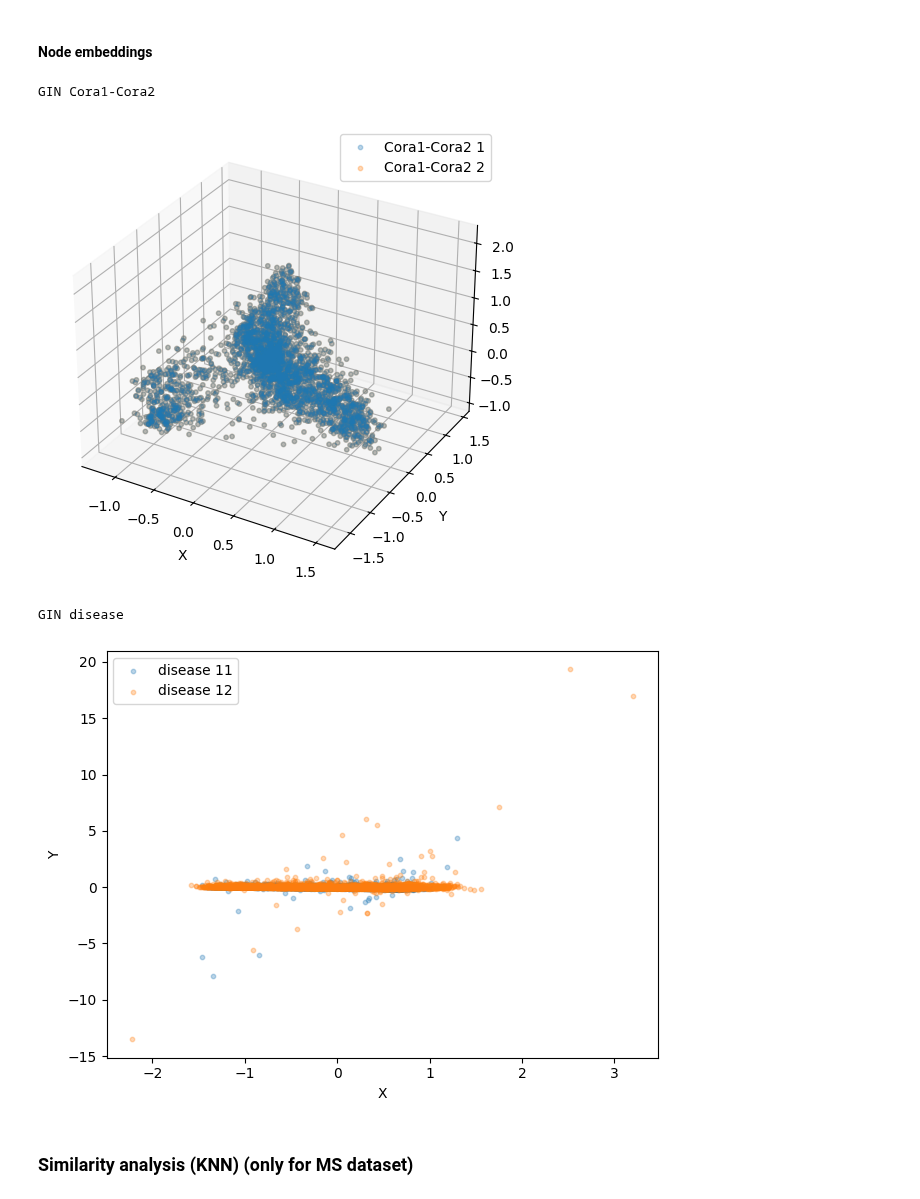
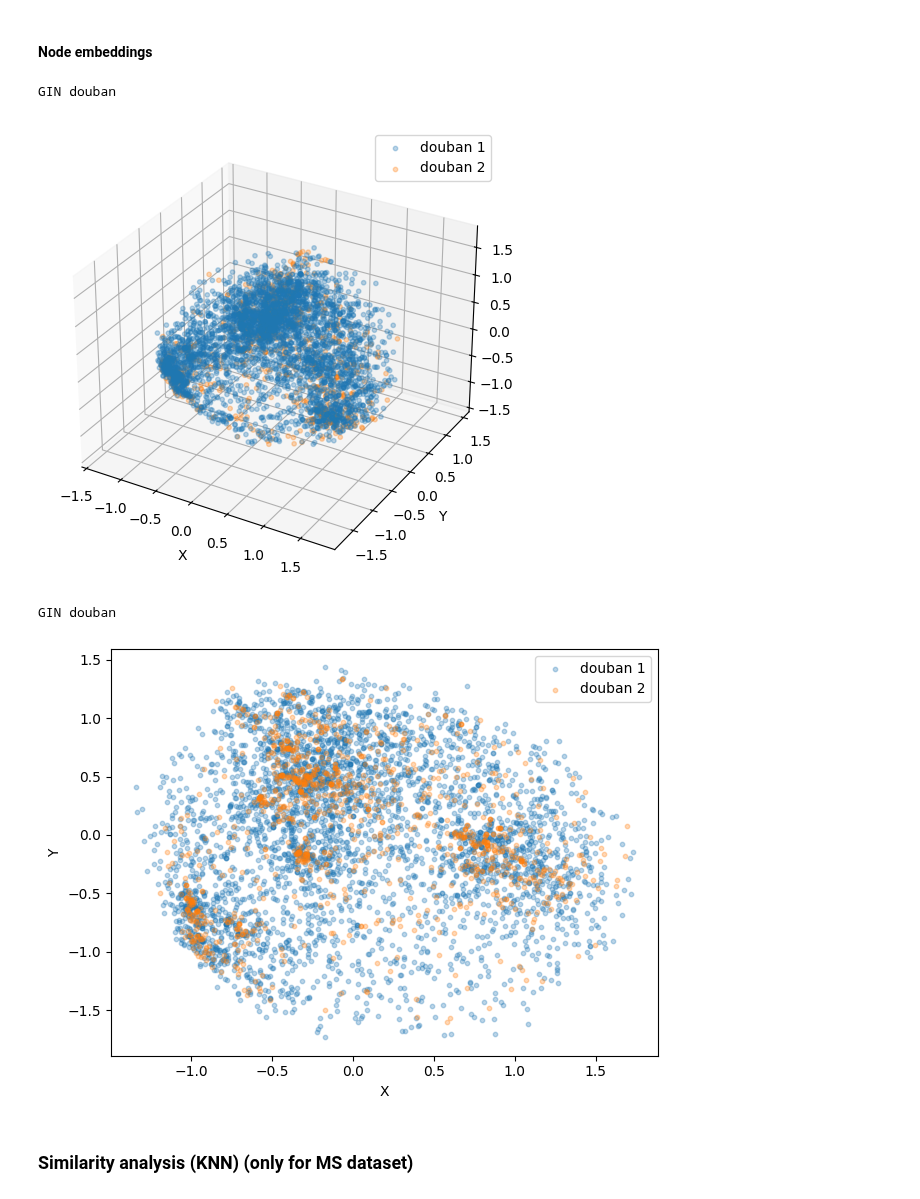
Before and after one commit to win7/T-GAE_PyG, a Jupyter notebook: analysis.ipynb, the cells around one changed output. Saved outputs shown, nothing was run; the diff lists cells and outputs as text; code cells hidden in the pictures.

Commit message:
new experiments

```diff
--- a/analysis.ipynb
+++ b/analysis.ipynb
@@ -277,7 +277,7 @@ df_details.to_csv("z.csv", index=False)
 # %% [markdown]
 ### Plot node-embeddings
 # %%
-exp = "exp36"
+exp = "exp105"
 file = open("experiments/output/{}/parameters.json".format(exp))
 params = json.load(file)
 
@@ -489,7 +497,7 @@ for encoder in encoders:
 # %% [markdown]
 ### Plots
 # %%
-exp = "exp102"
+exp = "exp104"
 file = open("experiments/output/{}/parameters.json".format(exp))
 params = json.load(file)
 
@@ -609,50 +617,50 @@ for encoder in encoders:
 		plt.tight_layout()
 		plt.show()
 # %% [output]
-GIN Cora1-Cora2
+GIN douban
-[figure, old version]
+[figure, new version]
 # %%
 # Node embeddings 2D
 for encoder in encoders:
 	for group_id in groups_id:
 		print(encoder, group_id)
 
-		# df_node_embeddings_concat = pd.read_csv(f"experiments/output/{exp}/node_embeddings/{encoder}_{group_id}.csv") # This is original
-		aux = "-".join(subgroups_id)
-		df_node_embeddings_concat = pd.read_csv(f"experiments/output/{exp}/node_embeddings/{encoder}_{group_id}_{aux}.csv")
+		df_node_embeddings_concat = pd.read_csv(f"experiments/output/{exp}/node_embeddings/{encoder}_{group_id}.csv") # This is original
+		# aux = "-".join(subgroups_id)
+		# df_node_embeddings_concat = pd.read_csv(f"experiments/output/{exp}/node_embeddings/{encoder}_{group_id}_{aux}.csv")
 
 		# Id, 0, 1,	2, ..., subgroup_id
 
 		node_embeddings_concat = df_node_embeddings_concat.iloc[:, 1:-1].values
 		labels = df_node_embeddings_concat.iloc[:, -1].values
 
 		if node_embeddings_concat.shape[1] > 2:
 			pca = PCA(n_components=2)
 			node_embeddings_concat_2d = pca.fit_transform(node_embeddings_concat)
 		else:
 			node_embeddings_concat_2d = node_embeddings_concat.copy()
 
 		fig, ax = plt.subplots()
 
 		for c in np.unique(labels):
 			idx = labels == c
 			ax.scatter(
 				node_embeddings_concat_2d[idx, 0],
 				node_embeddings_concat_2d[idx, 1],
 				s=10,
 				alpha=0.3,
 				label=f"{group_id} {c}"
 			)
 
 		ax.set_xlabel("X")
 		ax.set_ylabel("Y")
 		ax.legend()
 		plt.tight_layout()
 		# plt.savefig(f"experiments/output/{exp}/plots/node_embeddings_{encoder}_{train_set}_{features}.pdf", format="pdf", bbox_inches="tight")
 		plt.show()
 # %% [output]
-GIN disease
+GIN douban
-[figure, old version]
+[figure, new version]
 # %% [markdown]
 ### Similarity analysis (KNN) (only for MS dataset)
 # %%
```
Also changed, not shown: parts of 3 cells of this notebook, 8 other files.
